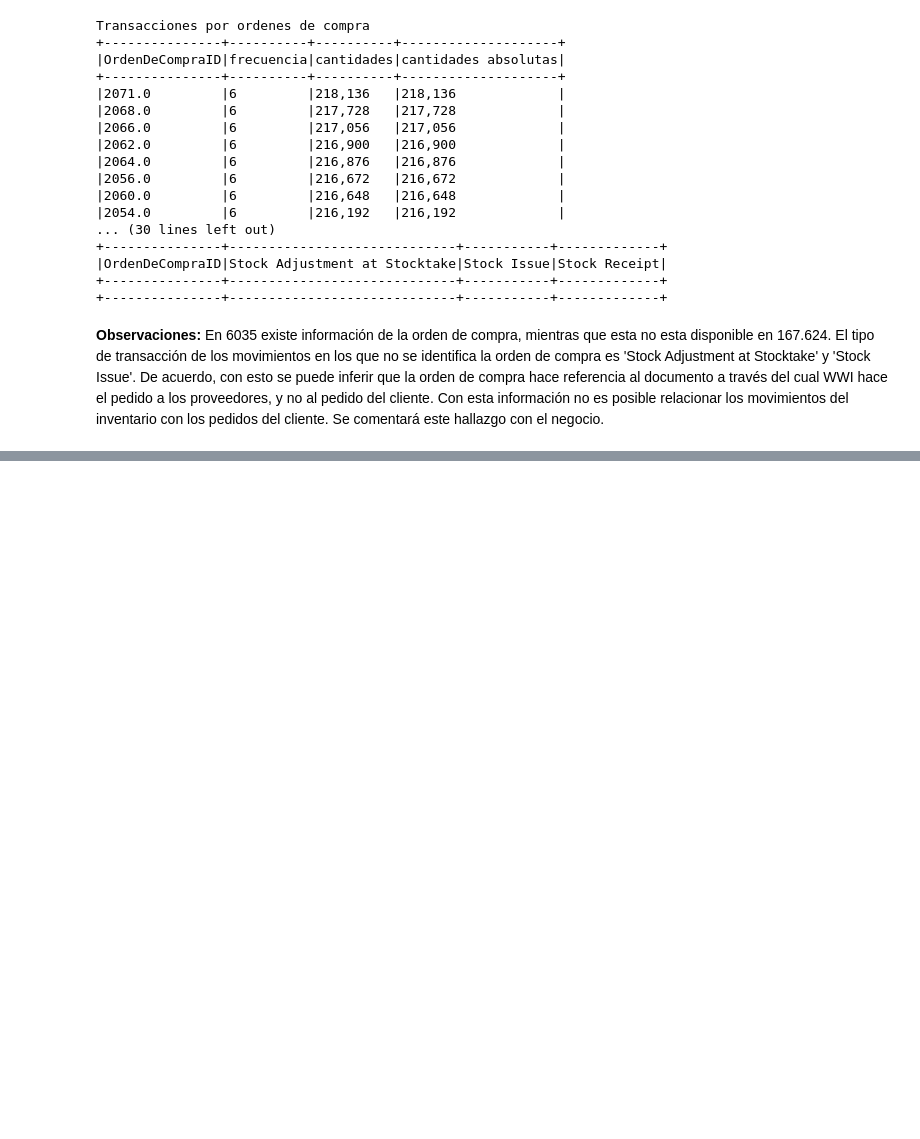
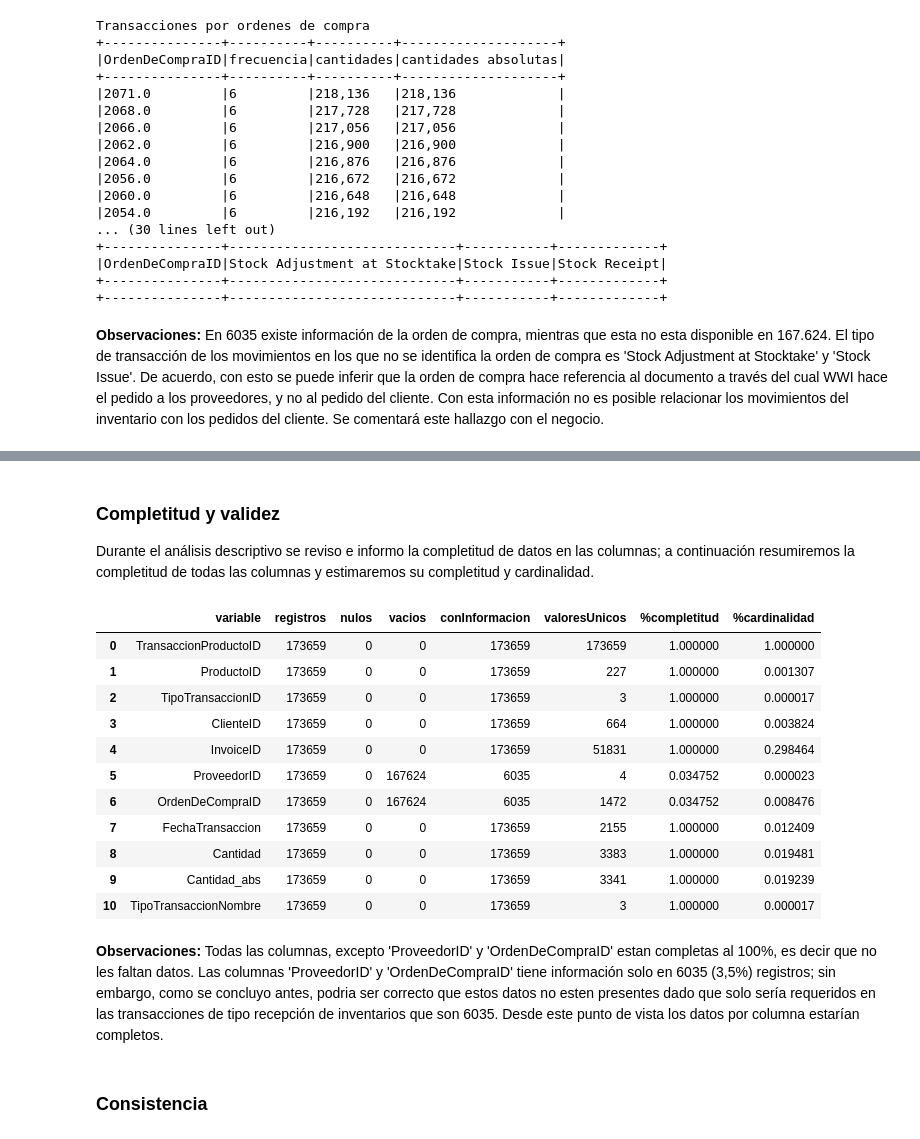
Before and after one commit to ZabakJL/UAndes_ETL_Personal, a Jupyter notebook: Entregables/Week 2/Tarea Calificada Entender los datos.ipynb, the cells around one changed output, grey strips where cells are left out. Drawn from its saved outputs; the diff is of its cells as text; code cells hidden in the pictures; blank space fills up the shorter version.

```diff
--- a/Entregables/Week 2/Tarea Calificada Entender los datos.ipynb
+++ b/Entregables/Week 2/Tarea Calificada Entender los datos.ipynb
@@ -622,0 +558,48 @@ Py4JJavaError: An error occurred while calling o832.showString.
+# %% [markdown]
+### Completitud y validez
+Durante el análisis descriptivo se reviso e informo la completitud de datos en las columnas; a continuación resumiremos la completitud de todas las columnas y estimaremos su completitud y cardinalidad.
+# %%
+# Número total de registros en el DataFrame
+total_registros = movimientosT.count()
+
+# Función para calcular métricas de cada columna
+def calcular_metricas(df, col_name):
+    num_nulos = df.filter(col(col_name).isNull()).count()
+    num_vacios = df.filter(col(col_name) == "").count()
+    num_con_informacion = total_registros - num_nulos - num_vacios
+    num_valores_unicos = df.select(col_name).distinct().count()
+
+    completitud = num_con_informacion / total_registros
+    cardinalidad = num_valores_unicos / total_registros
+
+    return (col_name, total_registros, num_nulos, num_vacios, num_con_informacion, num_valores_unicos, completitud, cardinalidad)
+
+# Obtener el esquema de DataFrame y calcular métricas para cada columna
+metricas = [calcular_metricas(movimientosT, col) for col in movimientosT.columns]
+
+# Crear un nuevo DataFrame con las métricas
+schema = ["variable", "registros", "nulos", "vacios", "conInformacion", "valoresUnicos", "completitud", "cardinalidad"]
+metricas_df = spark.createDataFrame(metricas, schema)
+
+# Mostrar el DataFrame resultante
+#metricas_df.show(truncate=False)
+
+metricas_pdf = pd.DataFrame(metricas, columns=schema)
+metricas_pdf
+# %% [output]
+|  | variable | registros | nulos | vacios | conInformacion | valoresUnicos | %completitud | %cardinalidad |
+| 0 | TransaccionProductoID | 173659 | 0 | 0 | 173659 | 173659 | 1.000000 | 1.000000 |
+| 1 | ProductoID | 173659 | 0 | 0 | 173659 | 227 | 1.000000 | 0.001307 |
+| 2 | TipoTransaccionID | 173659 | 0 | 0 | 173659 | 3 | 1.000000 | 0.000017 |
+| 3 | ClienteID | 173659 | 0 | 0 | 173659 | 664 | 1.000000 | 0.003824 |
+| 4 | InvoiceID | 173659 | 0 | 0 | 173659 | 51831 | 1.000000 | 0.298464 |
+| 5 | ProveedorID | 173659 | 0 | 167624 | 6035 | 4 | 0.034752 | 0.000023 |
+| 6 | OrdenDeCompraID | 173659 | 0 | 167624 | 6035 | 1472 | 0.034752 | 0.008476 |
+| 7 | FechaTransaccion | 173659 | 0 | 0 | 173659 | 2155 | 1.000000 | 0.012409 |
+| 8 | Cantidad | 173659 | 0 | 0 | 173659 | 3383 | 1.000000 | 0.019481 |
+| 9 | Cantidad_abs | 173659 | 0 | 0 | 173659 | 3341 | 1.000000 | 0.019239 |
+| 10 | TipoTransaccionNombre | 173659 | 0 | 0 | 173659 | 3 | 1.000000 | 0.000017 |
+# %% [markdown]
+**Observaciones:** Todas las columnas, excepto 'ProveedorID' y 'OrdenDeCompraID' estan completas al 100%, es decir que no les faltan datos. Las columnas 'ProveedorID' y 'OrdenDeCompraID' tiene información solo en 6035 (3,5%) registros; sin embargo, como se concluyo antes, podria ser correcto que estos datos no esten presentes dado que solo sería requeridos en las transacciones de tipo recepción de inventarios que son 6035. Desde este punto de vista los datos por columna estarían completos.
+# %% [markdown]
+### Consistencia
```
Also changed, not shown: parts of 22 cells of this notebook.
